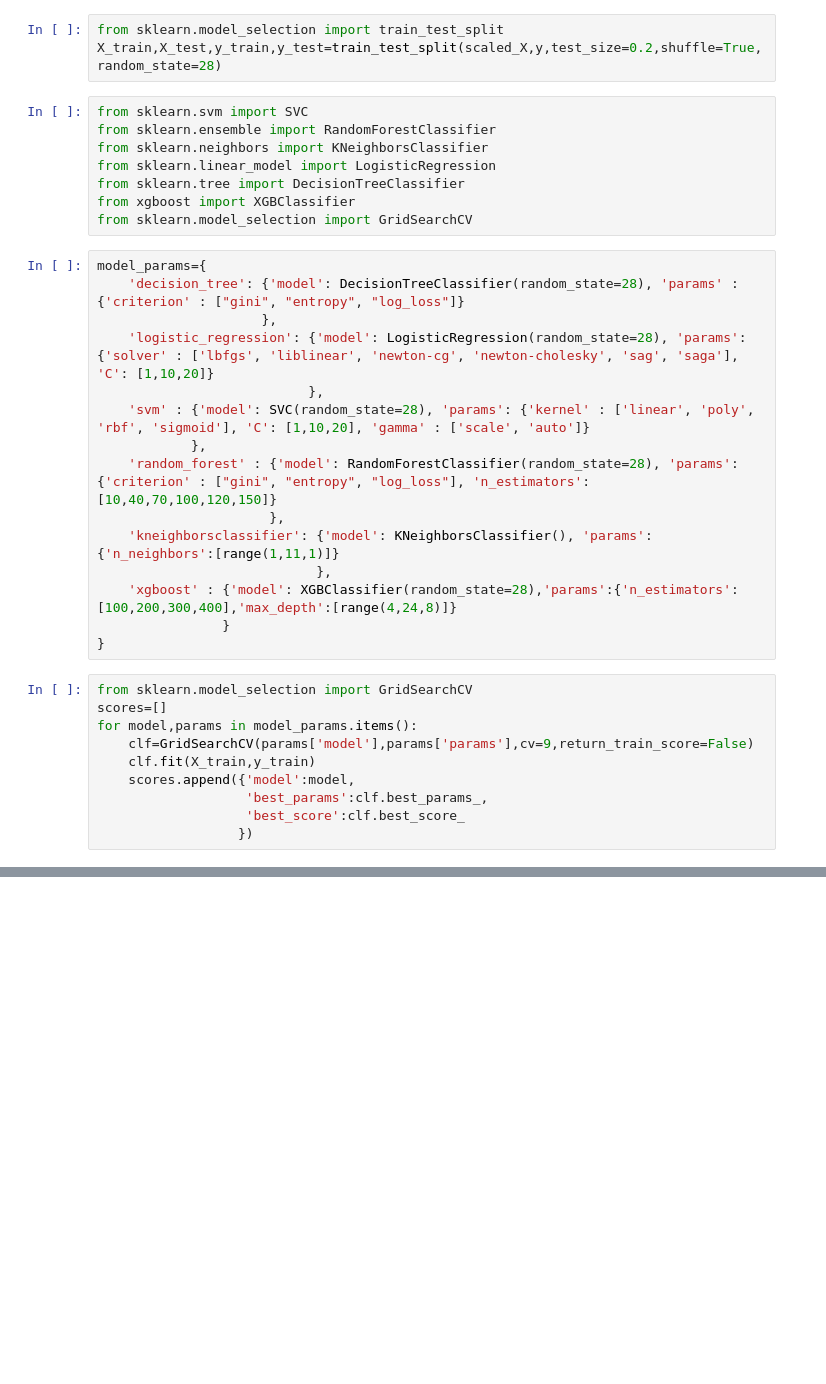
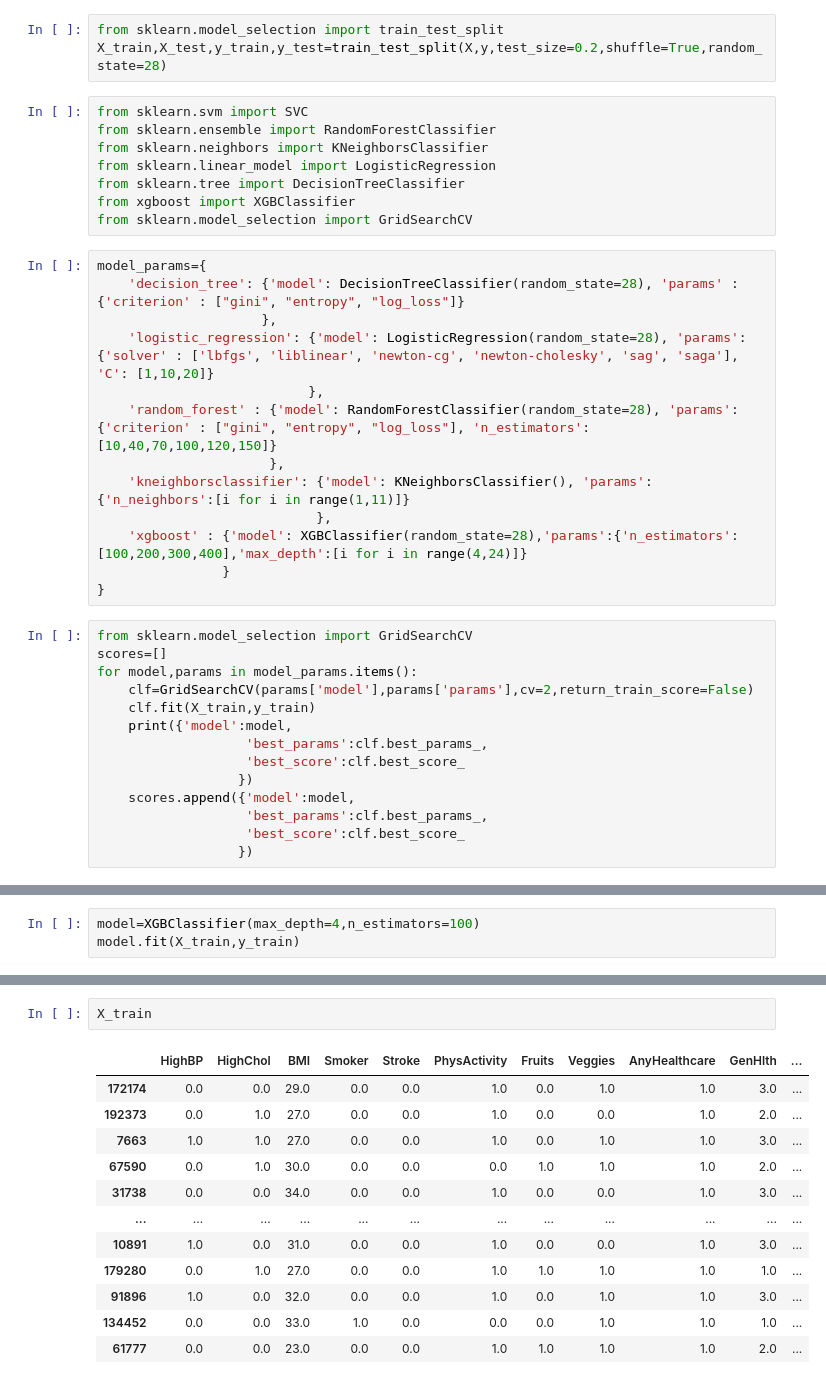
Before and after one commit to vijayendra-k/Diabetes-Health-Predictor-App, a Jupyter notebook: Diabetes Health Predictor.ipynb, the cells around one changed output, grey strips where cells are left out. Drawn from its saved outputs; the diff is of its cells as text; blank space fills up the shorter version.

```diff
--- a/Diabetes Health Predictor.ipynb
+++ b/Diabetes Health Predictor.ipynb
@@ -421,6 +417,6 @@ scaled_X=ss.fit_transform(X)
 # %%
 from sklearn.model_selection import train_test_split
-X_train,X_test,y_train,y_test=train_test_split(scaled_X,y,test_size=0.2,shuffle=True,random_state=28)
+X_train,X_test,y_train,y_test=train_test_split(X,y,test_size=0.2,shuffle=True,random_state=28)
 # %%
 from sklearn.svm import SVC
 from sklearn.ensemble import RandomForestClassifier
@@ -435,21 +431,23 @@ model_params={
                      },
     'logistic_regression': {'model': LogisticRegression(random_state=28), 'params': {'solver' : ['lbfgs', 'liblinear', 'newton-cg', 'newton-cholesky', 'sag', 'saga'], 'C': [1,10,20]}
                            },
-    'svm' : {'model': SVC(random_state=28), 'params': {'kernel' : ['linear', 'poly', 'rbf', 'sigmoid'], 'C': [1,10,20], 'gamma' : ['scale', 'auto']}
-            },
     'random_forest' : {'model': RandomForestClassifier(random_state=28), 'params': {'criterion' : ["gini", "entropy", "log_loss"], 'n_estimators': [10,40,70,100,120,150]}
                       },
-    'kneighborsclassifier': {'model': KNeighborsClassifier(), 'params': {'n_neighbors':[range(1,11,1)]}
+    'kneighborsclassifier': {'model': KNeighborsClassifier(), 'params': {'n_neighbors':[i for i in range(1,11)]}
                             },
-    'xgboost' : {'model': XGBClassifier(random_state=28),'params':{'n_estimators':[100,200,300,400],'max_depth':[range(4,24,8)]}
+    'xgboost' : {'model': XGBClassifier(random_state=28),'params':{'n_estimators':[100,200,300,400],'max_depth':[i for i in range(4,24)]}
                 }
 }
 # %%
 from sklearn.model_selection import GridSearchCV
 scores=[]
 for model,params in model_params.items():
-    clf=GridSearchCV(params['model'],params['params'],cv=9,return_train_score=False)
+    clf=GridSearchCV(params['model'],params['params'],cv=2,return_train_score=False)
     clf.fit(X_train,y_train)
+    print({'model':model,
+                   'best_params':clf.best_params_,
+                   'best_score':clf.best_score_
+                  })
     scores.append({'model':model,
                    'best_params':clf.best_params_,
                    'best_score':clf.best_score_
@@ -460,0 +489,3 @@ results
+# %%
+model=XGBClassifier(max_depth=4,n_estimators=100)
+model.fit(X_train,y_train)
@@ -460,0 +509,15 @@ results
+# %%
+X_train
+# %% [output]
+|  | HighBP | HighChol | BMI | Smoker | Stroke | PhysActivity | Fruits | Veggies | AnyHealthcare | GenHlth | ... |
+| 172174 | 0.0 | 0.0 | 29.0 | 0.0 | 0.0 | 1.0 | 0.0 | 1.0 | 1.0 | 3.0 | ... |
+| 192373 | 0.0 | 1.0 | 27.0 | 0.0 | 0.0 | 1.0 | 0.0 | 0.0 | 1.0 | 2.0 | ... |
+| 7663 | 1.0 | 1.0 | 27.0 | 0.0 | 0.0 | 1.0 | 0.0 | 1.0 | 1.0 | 3.0 | ... |
+| 67590 | 0.0 | 1.0 | 30.0 | 0.0 | 0.0 | 0.0 | 1.0 | 1.0 | 1.0 | 2.0 | ... |
+| 31738 | 0.0 | 0.0 | 34.0 | 0.0 | 0.0 | 1.0 | 0.0 | 0.0 | 1.0 | 3.0 | ... |
+| ... | ... | ... | ... | ... | ... | ... | ... | ... | ... | ... | ... |
+| 10891 | 1.0 | 0.0 | 31.0 | 0.0 | 0.0 | 1.0 | 0.0 | 0.0 | 1.0 | 3.0 | ... |
+| 179280 | 0.0 | 1.0 | 27.0 | 0.0 | 0.0 | 1.0 | 1.0 | 1.0 | 1.0 | 1.0 | ... |
+| 91896 | 1.0 | 0.0 | 32.0 | 0.0 | 0.0 | 1.0 | 0.0 | 1.0 | 1.0 | 3.0 | ... |
+| 134452 | 0.0 | 0.0 | 33.0 | 1.0 | 0.0 | 0.0 | 0.0 | 1.0 | 1.0 | 1.0 | ... |
+| 61777 | 0.0 | 0.0 | 23.0 | 0.0 | 0.0 | 1.0 | 1.0 | 1.0 | 1.0 | 2.0 | ... |
```
Also changed, not shown: parts of 7 cells of this notebook, 4 other files.
